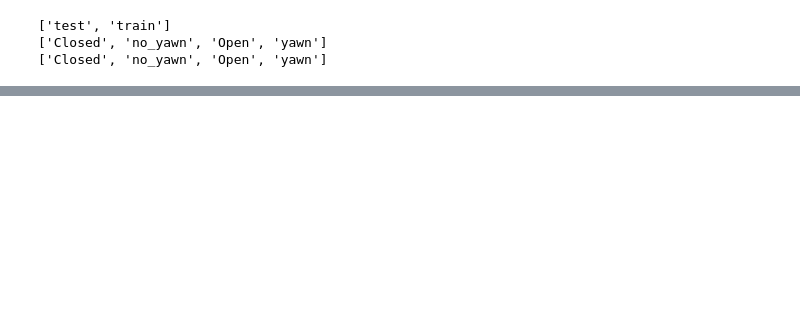
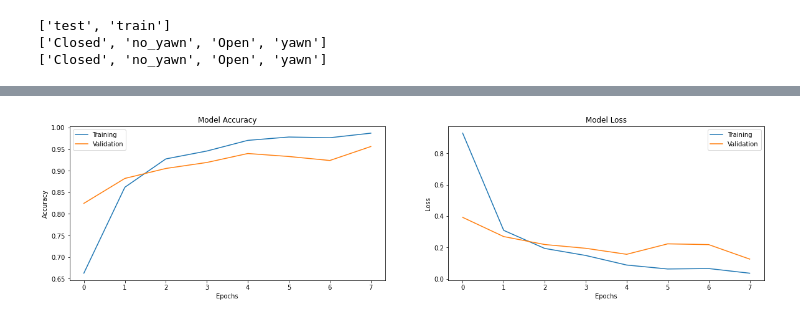
Before and after one commit to trdin/drowsiness_detection_ml, a Jupyter notebook: drowsiness_detection.ipynb, the cells around one changed output, grey strips where cells are left out. Drawn from its saved outputs; the diff is of its cells as text; code cells hidden in the pictures; blank space fills up the shorter version.

Commit message:
neural netwok training

```diff
--- a/drowsiness_detection.ipynb
+++ b/drowsiness_detection.ipynb
@@ -98,0 +131,4 @@ display_random_images_with_labels(train_ds[0], train_ds[1])
+# %%
+model.compile(optimizer='adam',
+              loss=tf.keras.losses.SparseCategoricalCrossentropy(from_logits=True),
+              metrics=['accuracy'])
@@ -98,0 +155,13 @@ display_random_images_with_labels(train_ds[0], train_ds[1])
+# %%
+x_train,y_train = train_ds
+x_test,y_test =  test_ds
+print(len(x_train))
+print(len(y_train))
+print(len(x_test))
+print(len(y_test))#print(y_test[0])
+print(x_train.shape)
+print(y_train.shape)
+# izvedba ucenja
+
+history = model.fit(x_train, y_train, epochs=8,
+                    validation_data=(x_test, y_test))
@@ -98,0 +186,27 @@ display_random_images_with_labels(train_ds[0], train_ds[1])
+# %%
+def chart(history):
+
+    plt.figure(figsize=(20,10))
+
+    # Plot accuracy
+    plt.subplot(221)
+    plt.plot(history.history['accuracy'], label='Training')
+    plt.plot(history.history['val_accuracy'], label='Validation')
+    plt.title('Model Accuracy')
+    plt.ylabel('Accuracy')
+    plt.xlabel('Epochs')
+    plt.legend()
+
+    # Plot loss function
+    plt.subplot(222)
+    plt.plot(history.history['loss'], label='Training')
+    plt.plot(history.history['val_loss'], label='Validation')
+    plt.title('Model Loss')
+    plt.ylabel('Loss')
+    plt.xlabel('Epochs')
+    plt.legend()
+    plt.show()
+# %%
+chart(history)
+# %% [output]
+[figure, added]
```
Also changed, not shown: parts of 8 cells of this notebook.
